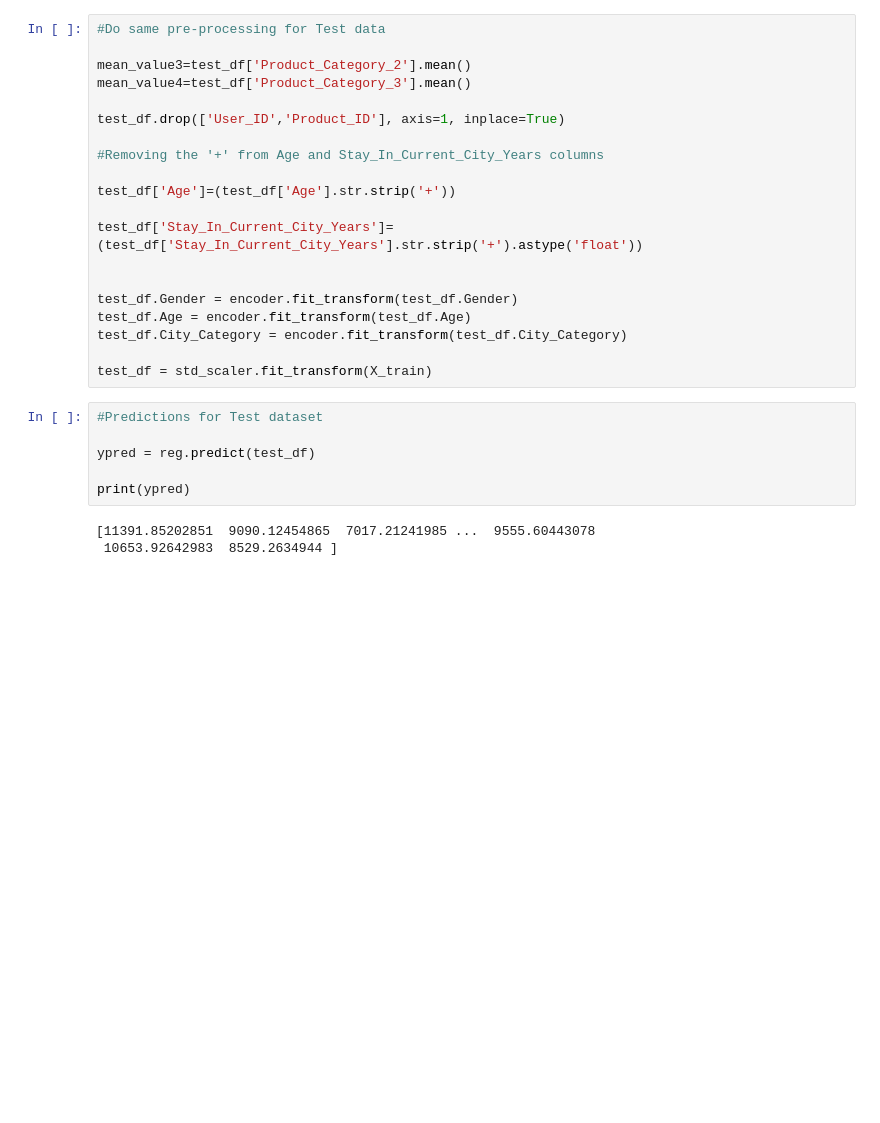
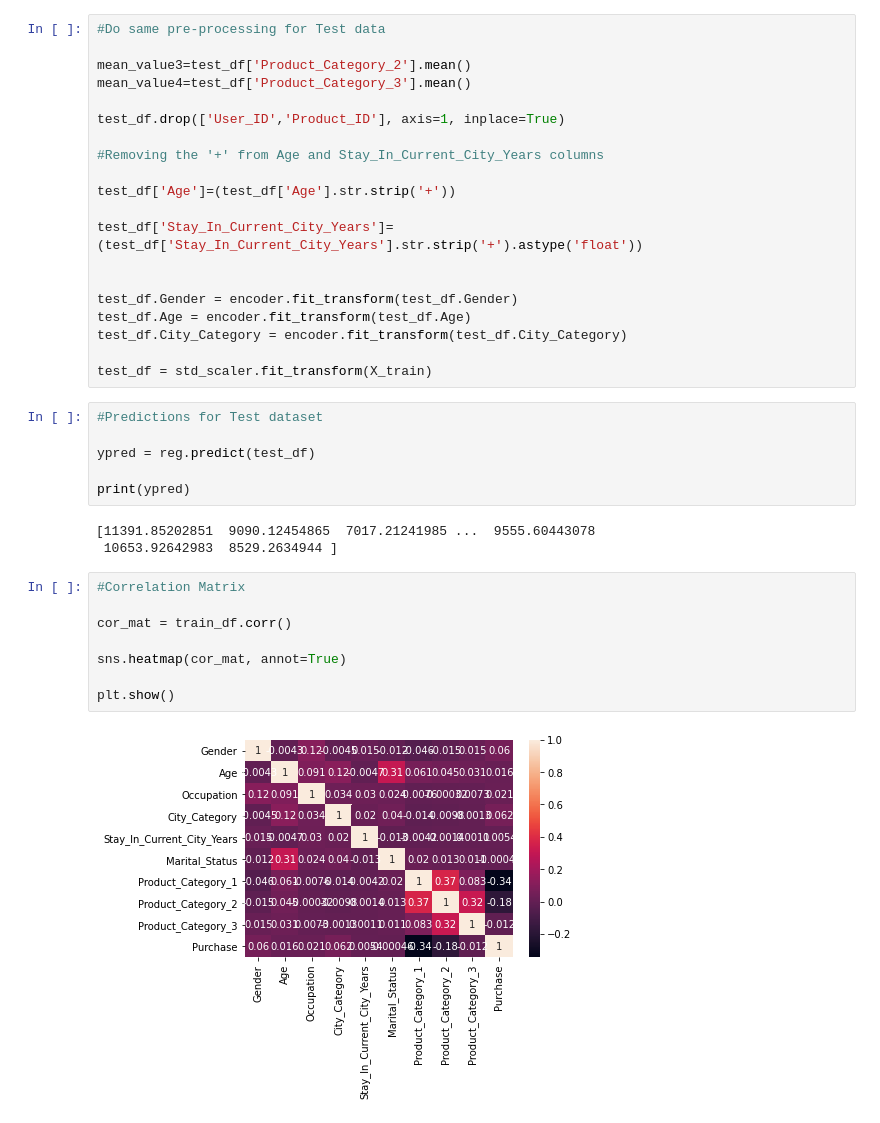
Before and after one commit to simrangadkari/CS349NU-Finals-BlackFridayDataset, a Jupyter notebook: BlackFriday.ipynb, the cells around one changed output. Cells and saved outputs as stored; diff of their text form; blank space fills up the shorter version.

```diff
--- a/BlackFriday.ipynb
+++ b/BlackFriday.ipynb
@@ -222,3 +224,13 @@ print(ypred)
 # %% [output]
 [11391.85202851  9090.12454865  7017.21241985 ...  9555.60443078
  10653.92642983  8529.2634944 ]
+# %%
+#Correlation Matrix
+
+cor_mat = train_df.corr()
+
+sns.heatmap(cor_mat, annot=True)
+
+plt.show()
+# %% [output]
+[figure, added]
```
Also changed, not shown: parts of 2 cells of this notebook.
